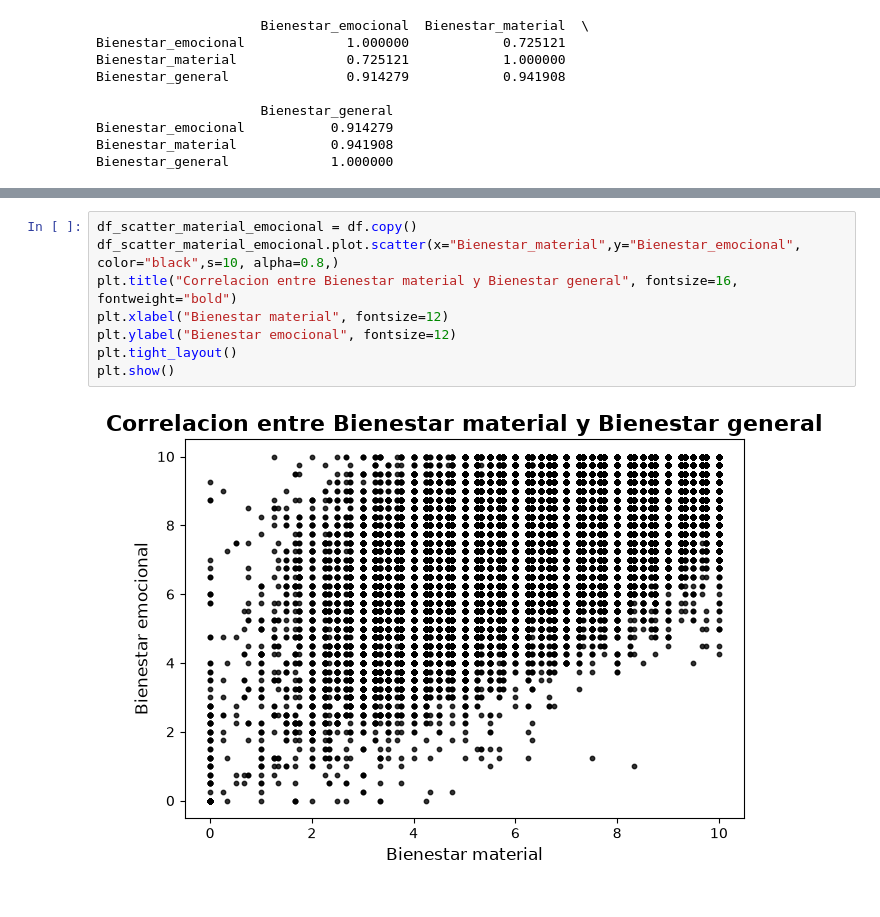
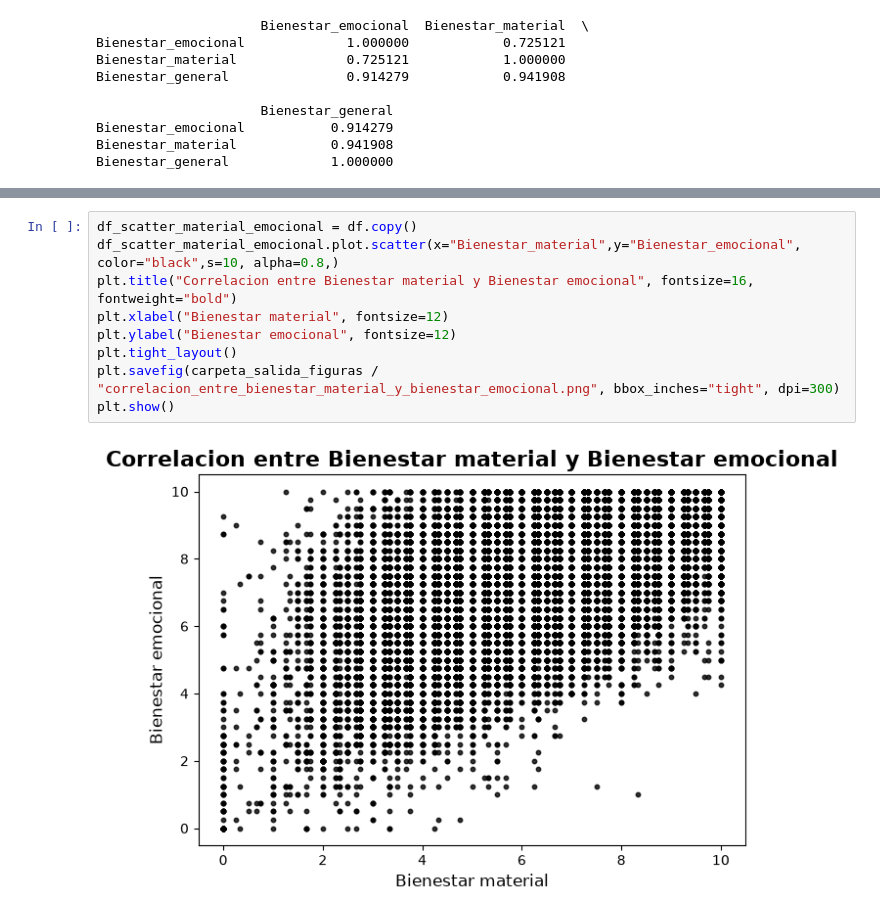
Before and after one commit to Trio-Maravilla/Primer-Proyecto-, a Jupyter notebook: notebooks/data_analysis_Leo.ipynb, the cells around one changed output, grey strips where cells are left out. Saved outputs shown, nothing was run; the diff lists cells and outputs as text.

```diff
--- a/notebooks/data_analysis_Leo.ipynb
+++ b/notebooks/data_analysis_Leo.ipynb
@@ -120,10 +121,11 @@ plt.show()
 # %%
 df_scatter_material_emocional = df.copy()
 df_scatter_material_emocional.plot.scatter(x="Bienestar_material",y="Bienestar_emocional", color="black",s=10, alpha=0.8,)
-plt.title("Correlacion entre Bienestar material y Bienestar general", fontsize=16, fontweight="bold")
+plt.title("Correlacion entre Bienestar material y Bienestar emocional", fontsize=16, fontweight="bold")
 plt.xlabel("Bienestar material", fontsize=12)
 plt.ylabel("Bienestar emocional", fontsize=12)
 plt.tight_layout()
+plt.savefig(carpeta_salida_figuras / "correlacion_entre_bienestar_material_y_bienestar_emocional.png", bbox_inches="tight", dpi=300)
 plt.show()
 # %% [output]
-[figure, old version]
+[figure, new version]
```
Also changed, not shown: parts of 1 cell of this notebook, 2 other files.
